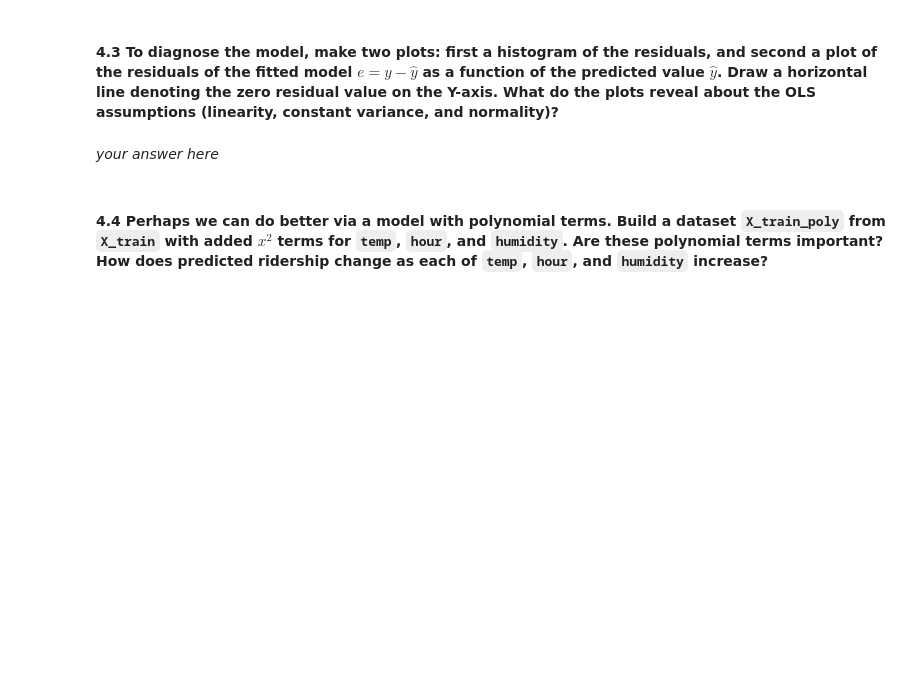
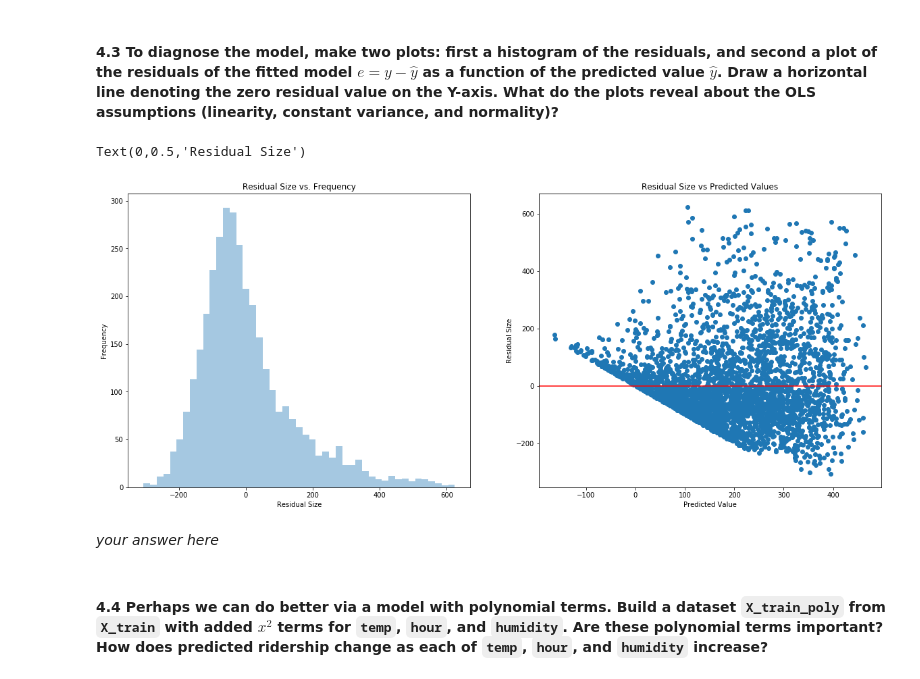
Before and after one commit to tmaounis/cs109a_hw3, a Jupyter notebook: cs109a_hw3_109.ipynb, the cells around one changed output. Cells and saved outputs as stored; diff of their text form; code cells hidden in the pictures; blank space fills up the shorter version.

```diff
--- a/cs109a_hw3_109.ipynb
+++ b/cs109a_hw3_109.ipynb
@@ -515,3 +455,21 @@ strong multicollinearity problems or that the design matrix is singular.
+# %%
+# your code here
+fig, ax = plt.subplots(1,2,figsize=(20,8))
+y_pred = model.predict(X_test)
+resids = y_test - y_pred
+sns.distplot(resids, kde=False, ax=ax[0])
+ax[0].set_title("Residual Size vs. Frequency")
+ax[0].set_xlabel("Residual Size")
+ax[0].set_ylabel("Frequency")
+
+ax[1].scatter(y_pred,resids)
+ax[1].axhline(y=0,color="r", linestyle="-")
+ax[1].set_title("Residual Size vs Predicted Values")
+ax[1].set_xlabel("Predicted Value")
+ax[1].set_ylabel("Residual Size")
+# %% [output]
+Text(0,0.5,'Residual Size')
+[figure, added]
 # %% [markdown]
 *your answer here*
 # %% [markdown]
```
Also changed, not shown: parts of 6 cells of this notebook.
